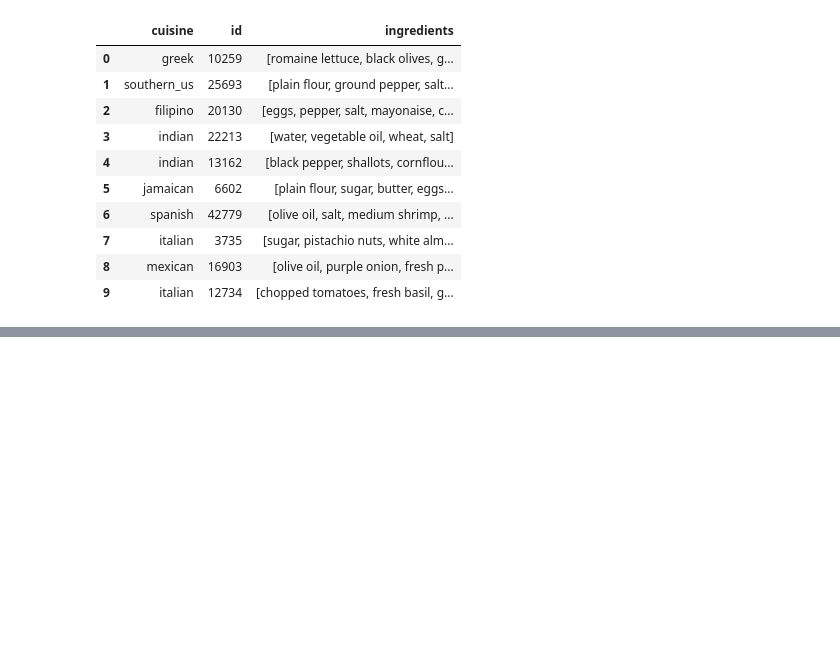
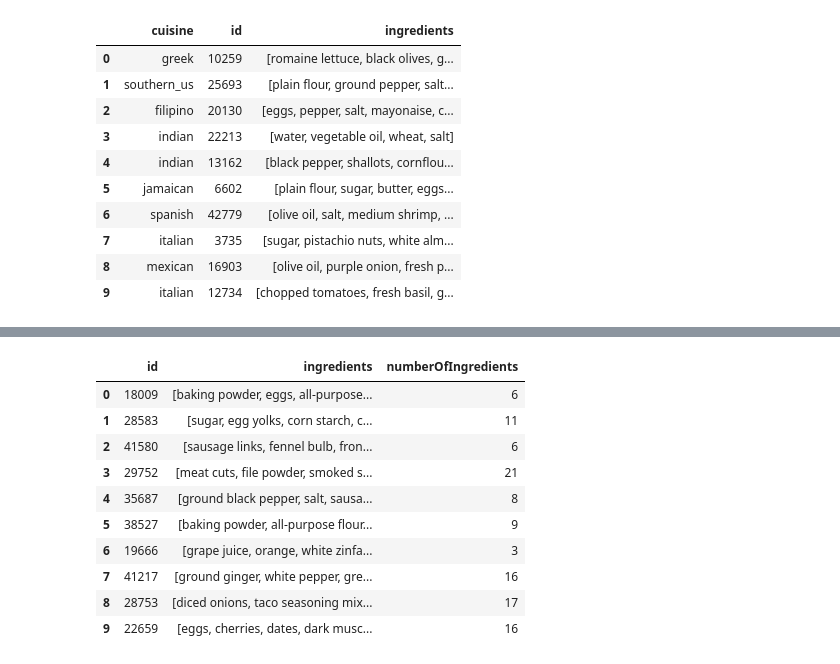
Before and after one commit to krogul222/Cooking_recipe_to_cuisine, a Jupyter notebook: Cooking_recipes.ipynb, the cells around one changed output, grey strips where cells are left out. Cells and saved outputs as stored; diff of their text form; code cells hidden in the pictures; blank space fills up the shorter version.

```diff
--- a/Cooking_recipes.ipynb
+++ b/Cooking_recipes.ipynb
@@ -53,6 +84,8 @@ import pandas as pd
 
 train = pd.read_json('train.json')
 
+test = pd.read_json('test.json')
+
 train.head(10)
 # %% [output]
 |  | cuisine | id | ingredients |
@@ -68,0 +115,17 @@ train.head(10)
+# %%
+train['numberOfIngredients'] = train['ingredients'].apply(lambda x: len(x))
+test['numberOfIngredients'] = test['ingredients'].apply(lambda x: len(x))
+train.head(10)
+test.head(10)
+# %% [output]
+|  | id | ingredients | numberOfIngredients |
+| 0 | 18009 | [baking powder, eggs, all-purpose... | 6 |
+| 1 | 28583 | [sugar, egg yolks, corn starch, c... | 11 |
+| 2 | 41580 | [sausage links, fennel bulb, fron... | 6 |
+| 3 | 29752 | [meat cuts, file powder, smoked s... | 21 |
+| 4 | 35687 | [ground black pepper, salt, sausa... | 8 |
+| 5 | 38527 | [baking powder, all-purpose flour... | 9 |
+| 6 | 19666 | [grape juice, orange, white zinfa... | 3 |
+| 7 | 41217 | [ground ginger, white pepper, gre... | 16 |
+| 8 | 28753 | [diced onions, taco seasoning mix... | 17 |
+| 9 | 22659 | [eggs, cherries, dates, dark musc... | 16 |
```
Also changed, not shown: parts of 11 cells of this notebook.
